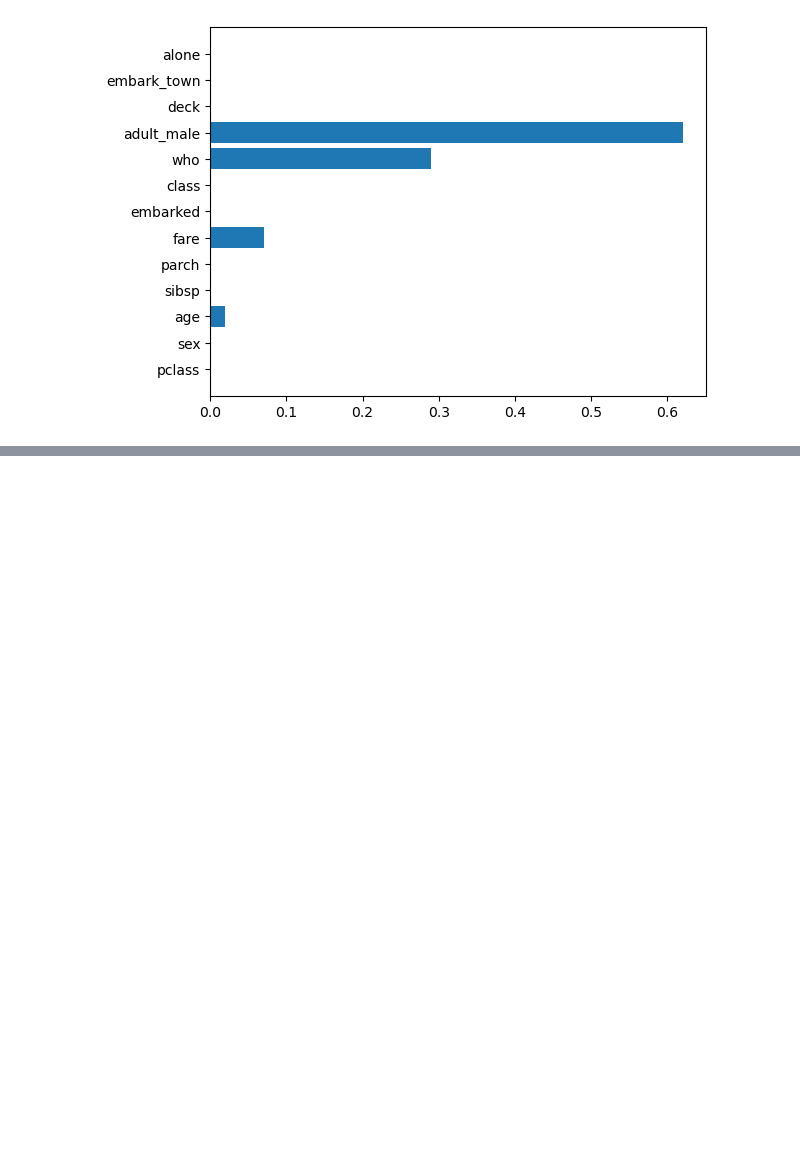
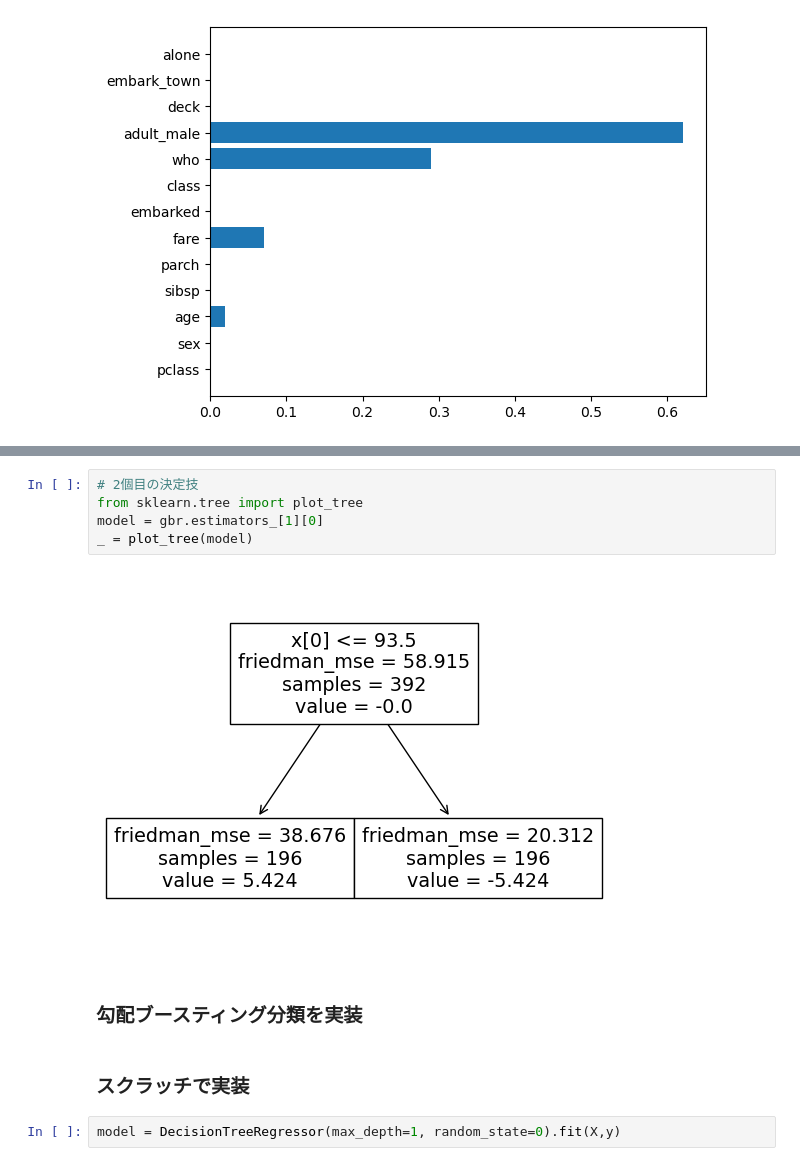
Before and after one commit to yunozon/datascience-py, a Jupyter notebook: study/Boosting.ipynb, the cells around one changed output, grey strips where cells are left out. Cells and saved outputs as stored; diff of their text form; blank space fills up the shorter version.

```diff
--- a/study/Boosting.ipynb
+++ b/study/Boosting.ipynb
@@ -55,0 +217,13 @@ plt.barh(X.columns, ada.feature_importances_)
+# %%
+# 2個目の決定技
+from sklearn.tree import plot_tree
+model = gbr.estimators_[1][0]
+_ = plot_tree(model)
+# %% [output]
+[figure, added]
+# %% [markdown]
+### 勾配ブースティング分類を実装
+# %% [markdown]
+### スクラッチで実装
+# %%
+model = DecisionTreeRegressor(max_depth=1, random_state=0).fit(X,y)
```
Also changed, not shown: parts of 32 cells of this notebook, 3 other files.
